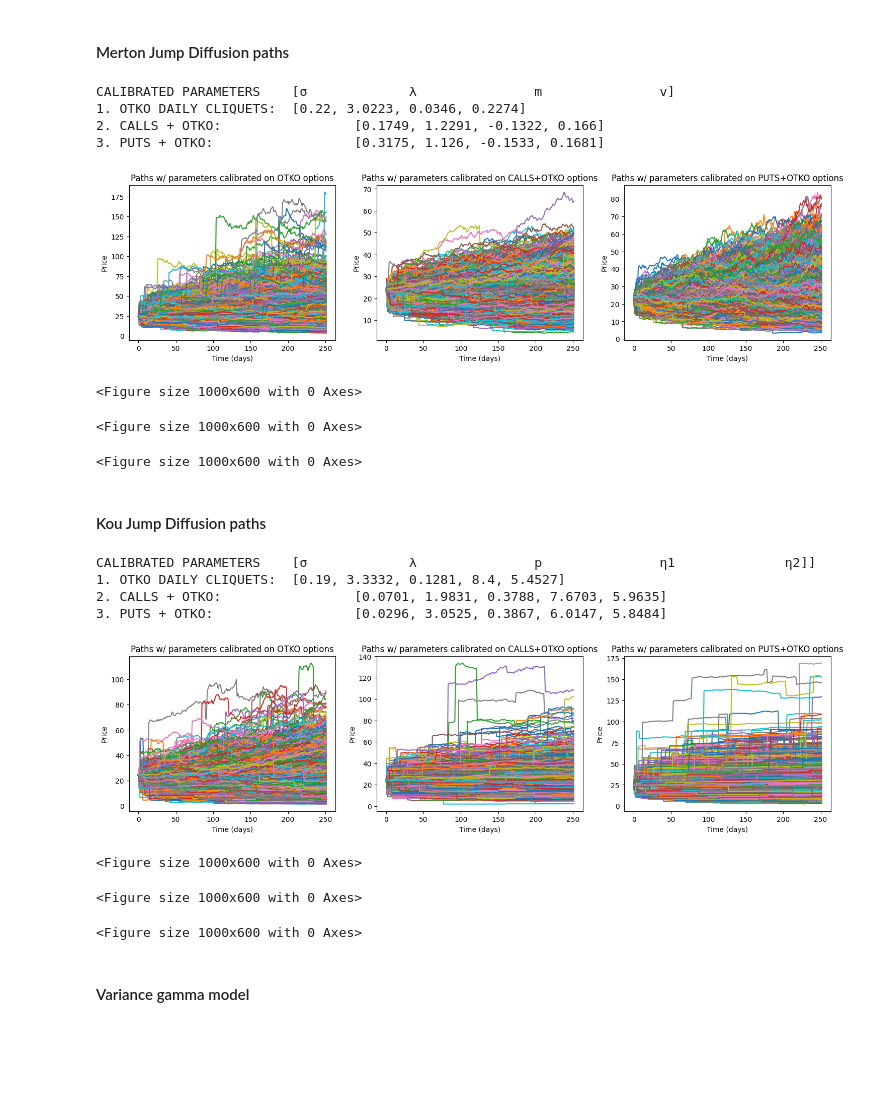
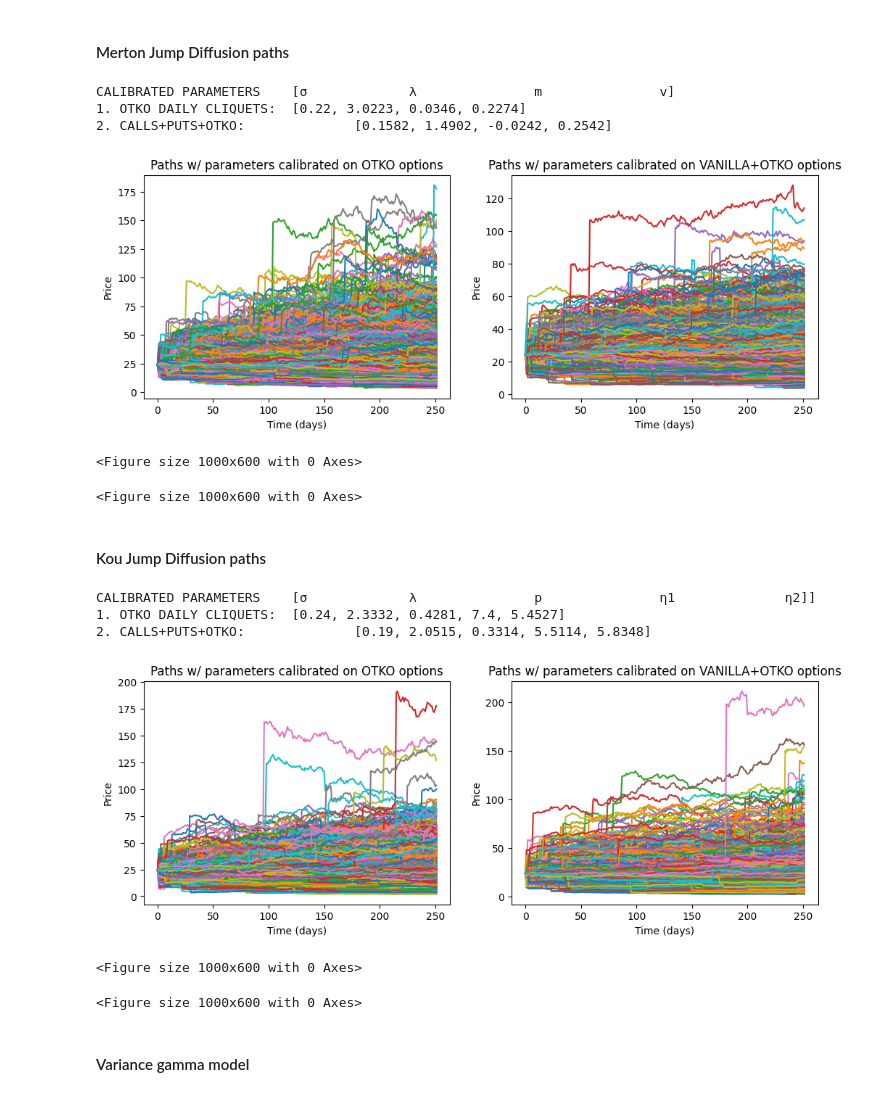
Before and after one commit to ornella-el/Margin-Loans-Pricing, a Jupyter notebook: 4.MarginLoansEvaluation.ipynb, the cells around one changed output. Drawn from its saved outputs; the diff is of its cells as text; code cells hidden in the pictures; blank space fills up the shorter version.

Commit message:
two sets of parameters tested

```diff
--- a/4.MarginLoansEvaluation.ipynb
+++ b/4.MarginLoansEvaluation.ipynb
@@ -125,32 +117,29 @@ Smert3 = Mert3.MertonPath(days, paths)
 # %%
 # SHOW PARAMETERS
 print(f'CALIBRATED PARAMETERS\t [σ\t\tλ\t\tm\t\tv]')
 print(f'1. OTKO DAILY CLIQUETS:\t {otko_mert_params_aapl}')
-print(f'2. CALLS + OTKO:\t\t {calls_otko_mert_params_aapl}')
-print(f'3. PUTS + OTKO:\t\t\t {puts_otko_mert_params_aapl}')
+print(f'2. CALLS+PUTS+OTKO:\t\t {mixed_mert_params_aapl}')
 
-options = ['OTKO', 'CALLS+OTKO', 'PUTS+OTKO']
+options = ['OTKO', 'VANILLA+OTKO']
 
-fig1, axes = plt.subplots(nrows=1, ncols=3, figsize=(18,4))
-for i in range(3):
+fig1, axes = plt.subplots(nrows=1, ncols=2, figsize=(12,4))
+for i in range(2):
     model_ = f'Mert{i+1}'
     paths_ = f'Smert{i+1}'
     model = locals()[model_]
     paths_ = locals()[paths_]
     model.plotMertonPath(paths_, symbol, ax=axes[i])
     axes[i].set_title(f'Paths w/ parameters calibrated on {options[i]} options')
 
 plt.tight_layout()
 plt.show()
 # %% [output]
 CALIBRATED PARAMETERS    [σ             λ               m               v]
 1. OTKO DAILY CLIQUETS:  [0.22, 3.0223, 0.0346, 0.2274]
-2. CALLS + OTKO:                 [0.1749, 1.2291, -0.1322, 0.166]
-3. PUTS + OTKO:                  [0.3175, 1.126, -0.1533, 0.1681]
+2. CALLS+PUTS+OTKO:              [0.1582, 1.4902, -0.0242, 0.2542]
-[figure, old version]
+[figure, new version]
 <Figure size 1000x600 with 0 Axes>
 <Figure size 1000x600 with 0 Axes>
-<Figure size 1000x600 with 0 Axes>
 # %% [markdown]
 #### Kou Jump Diffusion paths
 # %%
@@ -172,11 +156,10 @@ Skou3 = Kou3.KouPath(days, paths)
 # SHOW PARAMETERS
 print(f'CALIBRATED PARAMETERS\t [σ\t\tλ\t\tp\t\tη1\t\tη2]]')
 print(f'1. OTKO DAILY CLIQUETS:\t {otko_kou_params_aapl}')
-print(f'2. CALLS + OTKO:\t\t {calls_otko_kou_params_aapl}')
-print(f'3. PUTS + OTKO:\t\t\t {puts_otko_kou_params_aapl}')
+print(f'2. CALLS+PUTS+OTKO:\t\t {mixed_kou_params_aapl}')
 
-fig2, axes = plt.subplots(nrows=1, ncols=3, figsize=(18,4))
-for i in range(3):
+fig2, axes = plt.subplots(nrows=1, ncols=2, figsize=(12,4))
+for i in range(2):
     model_ = f'Kou{i+1}'
     paths_ = f'Skou{i+1}'
     model = locals()[model_]
@@ -188,13 +171,11 @@ plt.tight_layout()
 plt.show()
 # %% [output]
 CALIBRATED PARAMETERS    [σ             λ               p               η1              η2]]
-1. OTKO DAILY CLIQUETS:  [0.19, 3.3332, 0.1281, 8.4, 5.4527]
-2. CALLS + OTKO:                 [0.0701, 1.9831, 0.3788, 7.6703, 5.9635]
-3. PUTS + OTKO:                  [0.0296, 3.0525, 0.3867, 6.0147, 5.8484]
+1. OTKO DAILY CLIQUETS:  [0.24, 2.3332, 0.4281, 7.4, 5.4527]
+2. CALLS+PUTS+OTKO:              [0.19, 2.0515, 0.3314, 5.5114, 5.8348]
-[figure, old version]
+[figure, new version]
 <Figure size 1000x600 with 0 Axes>
 <Figure size 1000x600 with 0 Axes>
-<Figure size 1000x600 with 0 Axes>
 # %% [markdown]
 #### Variance gamma model
 # %%
```
Also changed, not shown: parts of 29 cells of this notebook.
